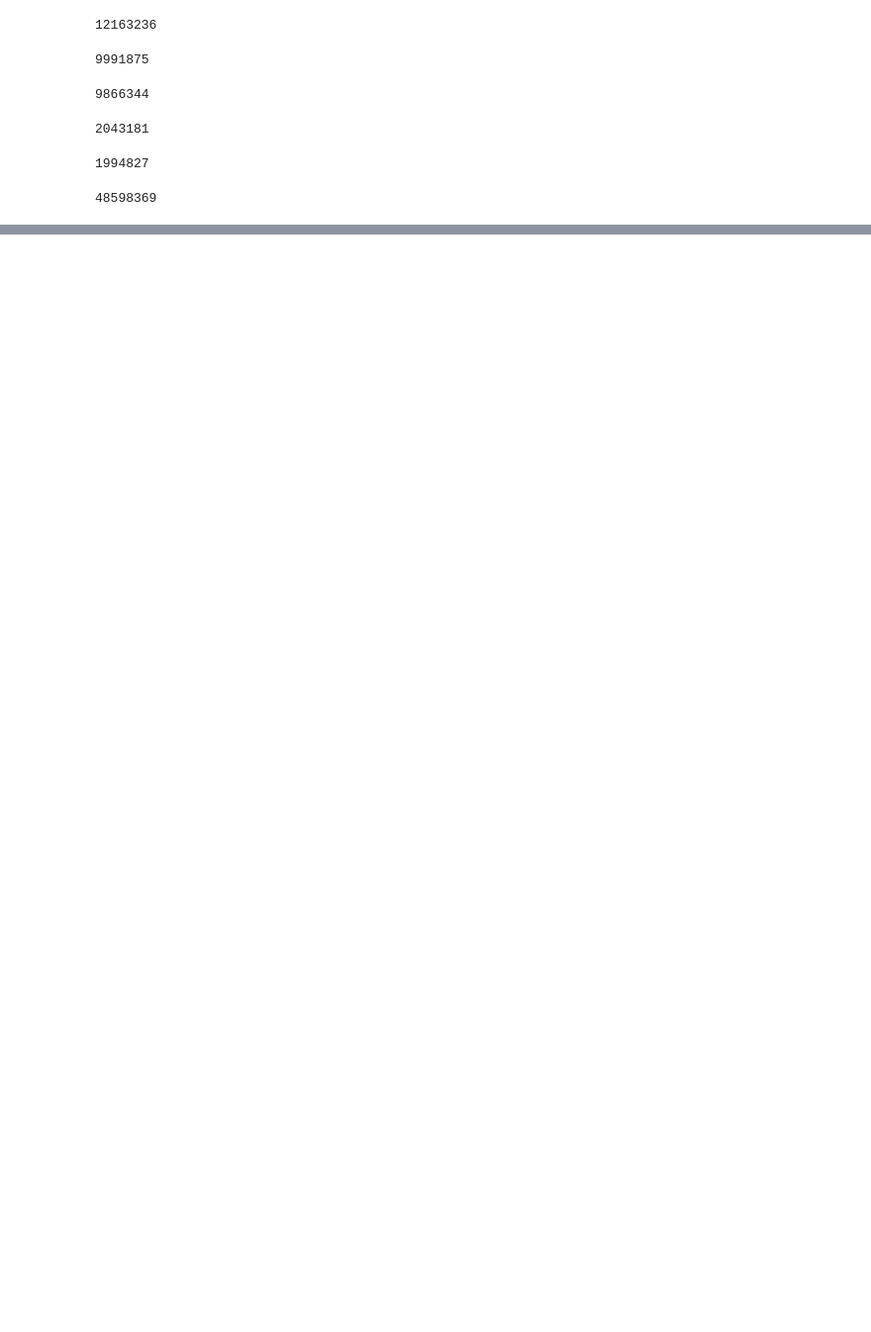
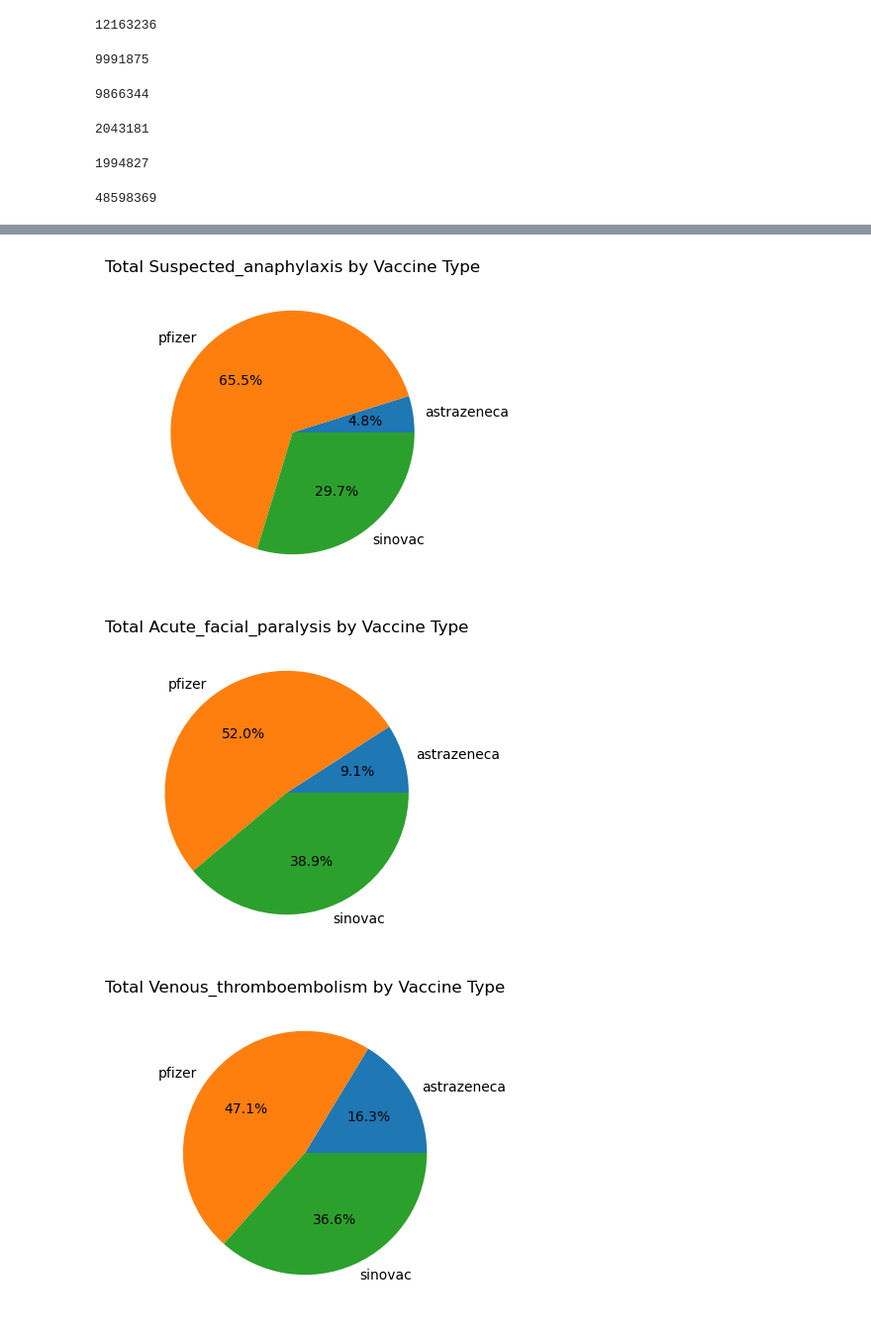
Before and after one commit to kamal089601/HIA302_Project, a Jupyter notebook: Simran_covid19_vaccine.ipynb, the cells around one changed output, grey strips where cells are left out. Shown at 99% size. Saved outputs shown, nothing was run; the diff lists cells and outputs as text; code cells hidden in the pictures; blank space fills up the shorter version.

Commit message:
Serious_effects updated

```diff
--- a/Simran_covid19_vaccine.ipynb
+++ b/Simran_covid19_vaccine.ipynb
@@ -292,3 +345,5 @@ print(f"P-value: {p_value}")
 # %%
 # As p value is >0.05 we fail to reject null hypothesis. therefore,
 # There might not be a significant differences between the groups regarding the total effects for the .05 significance level.
+# %%
+df_serious = pd.read_csv("/Users/atalwar/Desktop/aefi_serious_edited.csv")
@@ -294,0 +370,14 @@ print(f"P-value: {p_value}")
+# %%
+df_serious.drop(columns=['Unnamed: 0'], axis=1, inplace=True)
+df_serious = df_serious[df_serious['vaxtype'] != 'cansino']
+# %%
+serious_effects = df_serious.groupby('vaxtype').sum()
+for column in serious_effects.columns:
+    plt.figure(figsize=(4,4 ))
+    plt.pie(serious_effects[column], labels=serious_effects.index, autopct='%1.1f%%')
+    plt.title(f'Total {column.capitalize()} by Vaccine Type')
+    plt.show()
+# %% [output]
+[figure, added]
+[figure, added]
+[figure, added]
```
Also changed, not shown: parts of 15 cells of this notebook.
